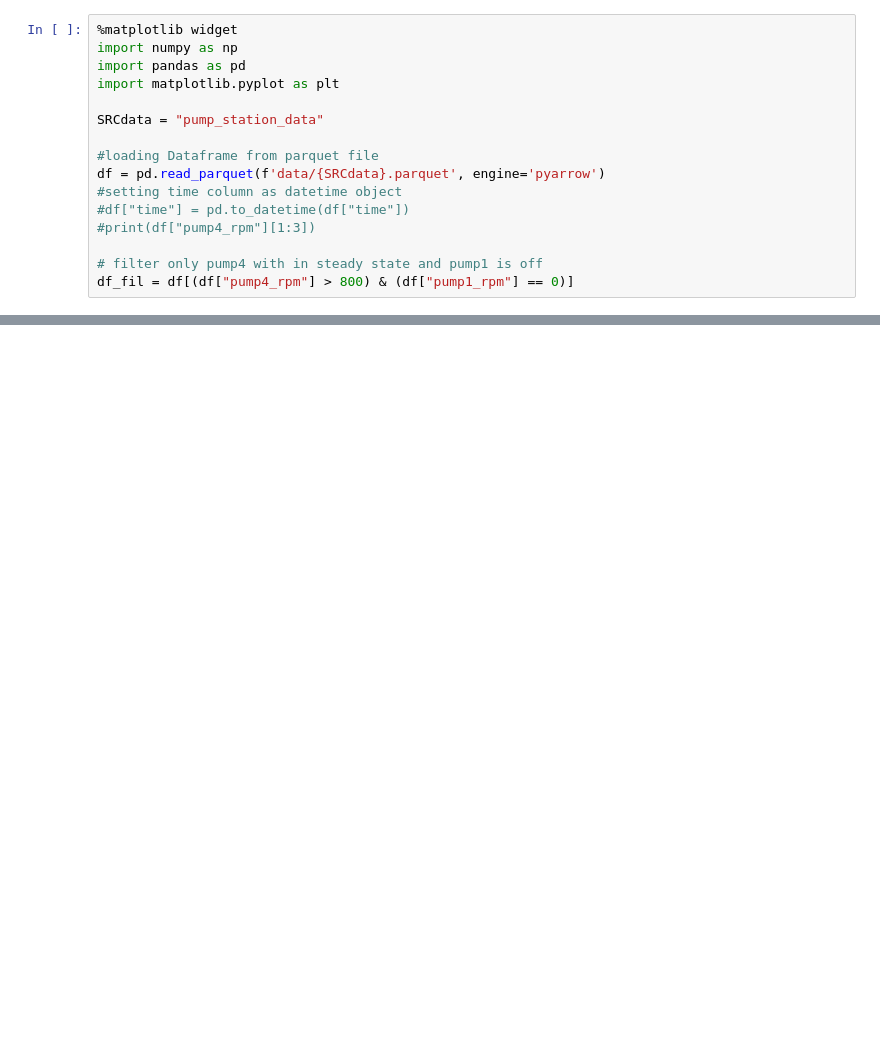
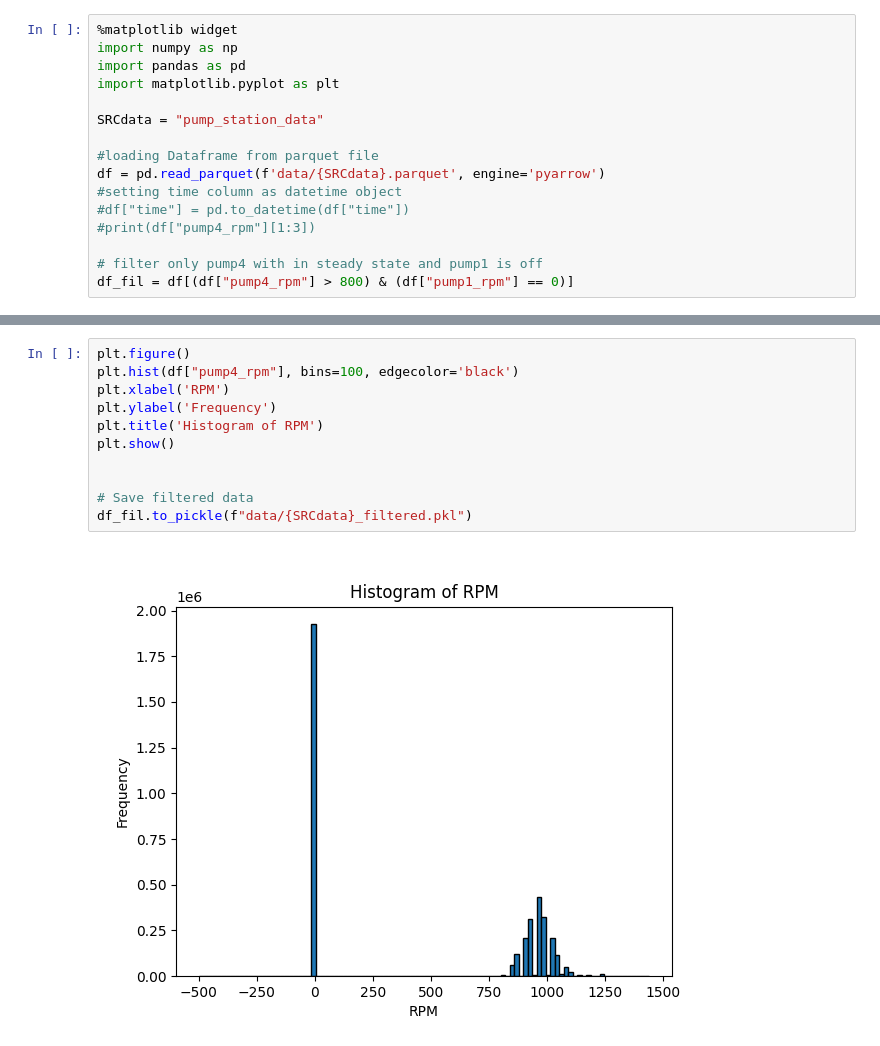
Before and after one commit to Stepzi/GRP2-IIoT-for-Digitization-of-Electronic-Assets, a Jupyter notebook: LoadData.ipynb, the cells around one changed output, grey strips where cells are left out. Saved outputs shown, nothing was run; the diff lists cells and outputs as text; blank space fills up the shorter version.

```diff
--- a/LoadData.ipynb
+++ b/LoadData.ipynb
@@ -29,0 +28,13 @@ df_fil.to_pickle(f"data/{SRCdata}_filtered.pkl")
+# %%
+plt.figure()
+plt.hist(df["pump4_rpm"], bins=100, edgecolor='black')
+plt.xlabel('RPM')
+plt.ylabel('Frequency')
+plt.title('Histogram of RPM')
+plt.show()
+
+
+# Save filtered data
+df_fil.to_pickle(f"data/{SRCdata}_filtered.pkl")
+# %% [output]
+[figure, added]
```
Also changed, not shown: parts of 1 cell of this notebook, 2 other files.
